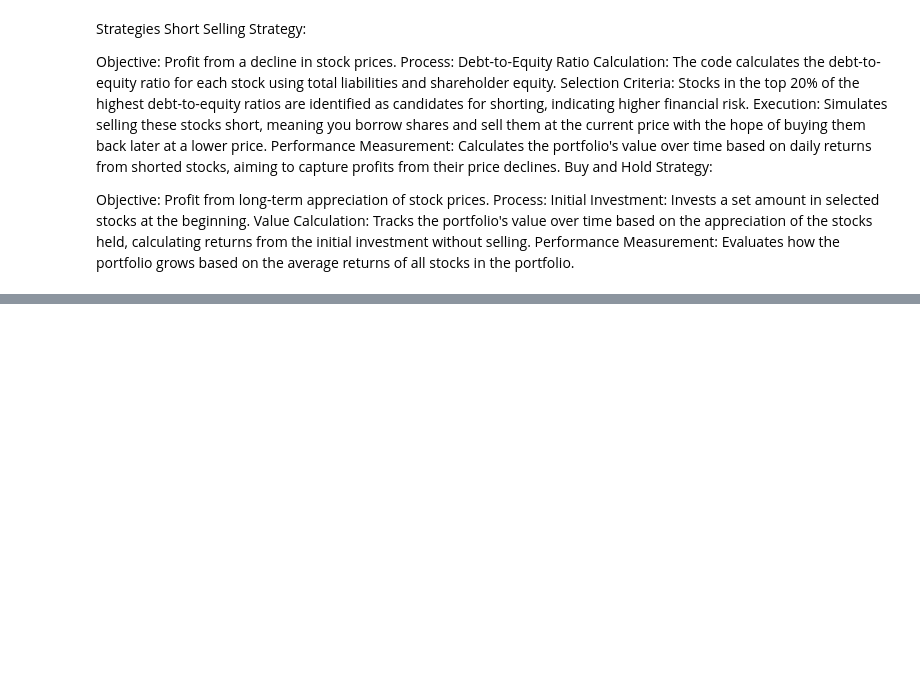
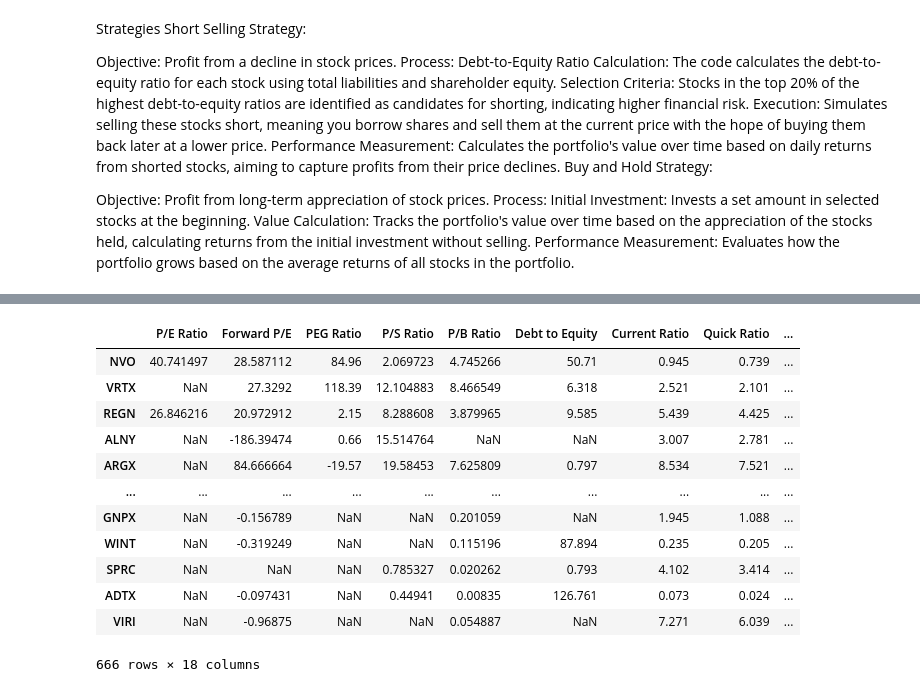
Before and after one commit to mukeshcodeshere/adar1_private, a Jupyter notebook: WHAT_MOVES_XBI/short_study.ipynb, the cells around one changed output, grey strips where cells are left out. Saved outputs shown, nothing was run; the diff lists cells and outputs as text; code cells hidden in the pictures; blank space fills up the shorter version.

```diff
--- a/WHAT_MOVES_XBI/short_study.ipynb
+++ b/WHAT_MOVES_XBI/short_study.ipynb
@@ -216,0 +399,19 @@ Performance Measurement: Evaluates how the portfolio grows based on the average
+# %%
+pd.set_option('display.max_columns', None)
+
+# Load the data
+df = pd.read_csv("all_financials.csv")
+
+# Calculate the threshold for missing values (20% of the number of rows)
+threshold = 0.2 * len(df)
+
+# Drop columns with more than 20% missing values
+df = df.dropna(thresh=len(df) - threshold, axis=1)
+
+# Get the latest date
+latest_date = df['Quarter'].max()
+
+# Print the latest financial quarter date
+print("Latest Financial Quarter Date:", latest_date)
+
+df.head()
@@ -216,0 +1035,16 @@ Performance Measurement: Evaluates how the portfolio grows based on the average
+# %%
+financials
+# %% [output]
+|  | P/E Ratio | Forward P/E | PEG Ratio | P/S Ratio | P/B Ratio | Debt to Equity | Current Ratio | Quick Ratio | ... |
+| NVO | 40.741497 | 28.587112 | 84.96 | 2.069723 | 4.745266 | 50.71 | 0.945 | 0.739 | ... |
+| VRTX | NaN | 27.3292 | 118.39 | 12.104883 | 8.466549 | 6.318 | 2.521 | 2.101 | ... |
+| REGN | 26.846216 | 20.972912 | 2.15 | 8.288608 | 3.879965 | 9.585 | 5.439 | 4.425 | ... |
+| ALNY | NaN | -186.39474 | 0.66 | 15.514764 | NaN | NaN | 3.007 | 2.781 | ... |
+| ARGX | NaN | 84.666664 | -19.57 | 19.58453 | 7.625809 | 0.797 | 8.534 | 7.521 | ... |
+| ... | ... | ... | ... | ... | ... | ... | ... | ... | ... |
+| GNPX | NaN | -0.156789 | NaN | NaN | 0.201059 | NaN | 1.945 | 1.088 | ... |
+| WINT | NaN | -0.319249 | NaN | NaN | 0.115196 | 87.894 | 0.235 | 0.205 | ... |
+| SPRC | NaN | NaN | NaN | 0.785327 | 0.020262 | 0.793 | 4.102 | 3.414 | ... |
+| ADTX | NaN | -0.097431 | NaN | 0.44941 | 0.00835 | 126.761 | 0.073 | 0.024 | ... |
+| VIRI | NaN | -0.96875 | NaN | NaN | 0.054887 | NaN | 7.271 | 6.039 | ... |
+666 rows × 18 columns
```
Also changed, not shown: parts of 8 cells of this notebook, 6 other files.
